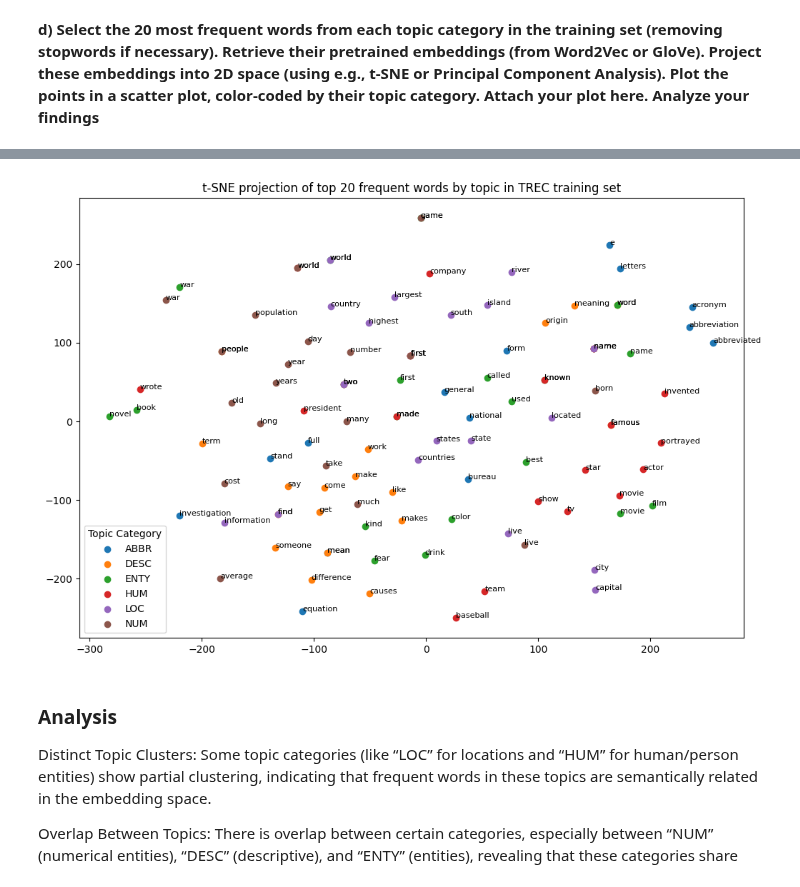
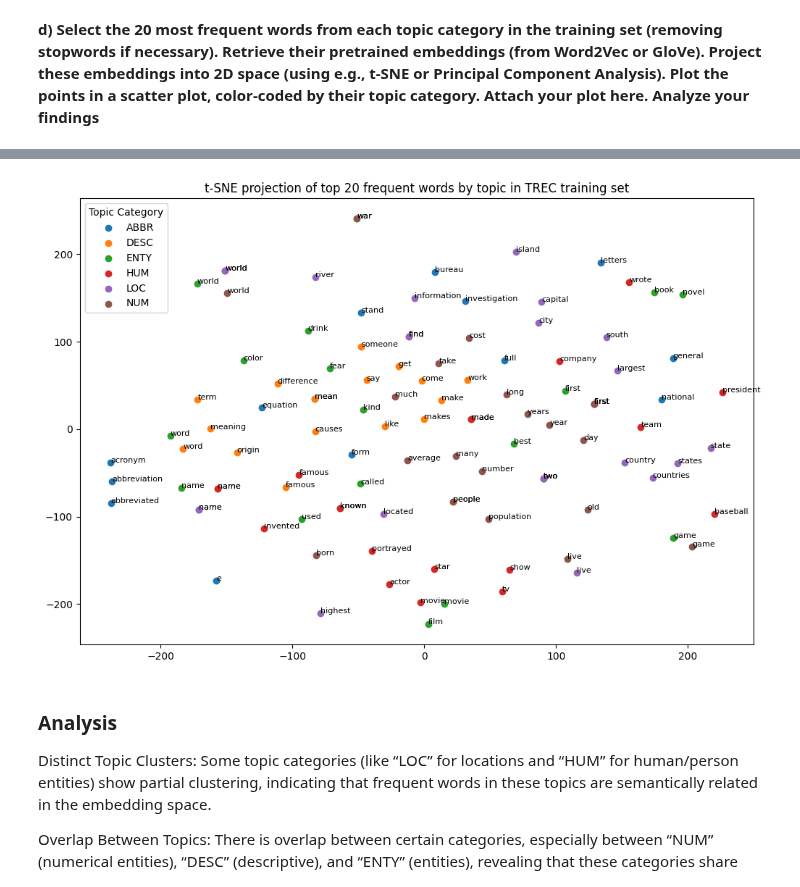
Before and after one commit to rachieeek/SC4002-NLP, a Jupyter notebook: assignment.ipynb, the cells around one changed output, grey strips where cells are left out. Cells and saved outputs as stored; diff of their text form; code cells hidden in the pictures.

```diff
--- a/assignment.ipynb
+++ b/assignment.ipynb
@@ -274,0 +251,22 @@ We found 3 OOV word embeddings from lemmatization. We shall save these OOV words
+# %%
+from rapidfuzz import process
+
+def fuzzy_match(word, choices, length_tolerance=1):
+    # Filter candidates by length heuristic: length within ±length_tolerance of original word
+    filtered_choices = [c for c in choices if abs(len(c) - len(word)) <= length_tolerance]
+
+    if not filtered_choices:
+        return None  # no match found within length heuristic
+
+    match = process.extractOne(word, filtered_choices)
+    # print(match, " vs ",  word)
+    return match
+
+fuzzy_matched_oov = dict()
+oov_words_no_lemma = [word for word in oov_words if word not in lemmad_oov_words.keys()]
+for word in oov_words_no_lemma:
+    match = fuzzy_match(word, glove.stoi.keys())
+    if match[1] > 90 and word not in fuzzy_matched_oov:
+        fuzzy_matched_oov[word] = match[0]
+print("Fuzzy matched OOV words: ", fuzzy_matched_oov)
+print("Number of fuzzy matched OOV words: ", len(fuzzy_matched_oov))
@@ -313,23 +292,15 @@ array([False, False, False, False, False, False, False, False, False,
 def get_fasttext_embedding(model, word):
     return model[word]
 
+oov_words_no_lemma_no_fuzzy = [word for word in oov_words if word not in lemmad_oov_words and word not in fuzzy_matched_oov.keys()]
 # Initialize OOV counters
-ft_oov_count = 0
-not_in_ft = set()
-
+oov_to_ft = set()
 # Loop through each word in the vocabulary
 for word in train_vocab:
     # Check if the word is in the vocabulary of the FastText model
-    if word not in ft:
-        not_in_ft.add(word)
-        ft_oov_count += 1
-    else:
-        # Retrieve embedding if the word is in the vocabulary
-        wiki_embedding = get_fasttext_embedding(ft, word)
+    if word in ft and word in oov_words_no_lemma_no_fuzzy:
+        oov_to_ft.add(word)
 
-
-print(not_in_ft)
-print("Number of OOV words:", ft_oov_count)
-
-print(len(not_in_ft.intersection(set(oov_words))))
+print("embeddings found by FastText model for the following OOV words: ", oov_to_ft)
+print("Number of OOV word embeddings created from FastText model:", len(oov_to_ft))
 # %% [output]
@@ -407,7 +450,7 @@ for topic, words in top_words_by_topic.items():
 word_vectors = np.array(word_vectors)
 
 # t-SNE projection to 2D
-tsne = TSNE(n_components=2, random_state=42)
+tsne = TSNE(n_components=2, perplexity=25, random_state=42)
 embeddings_2d = tsne.fit_transform(word_vectors)
 
 # Plot scatter plot color-coded by topics
@@ -432,5 +476,5 @@ plt.show()
 [nltk_data]   Package stopwords is already up-to-date!
-[figure, old version]
+[figure, new version]
 # %%
 def _pack(dataset):
     return [
```
Also changed, not shown: parts of 38 cells of this notebook.
